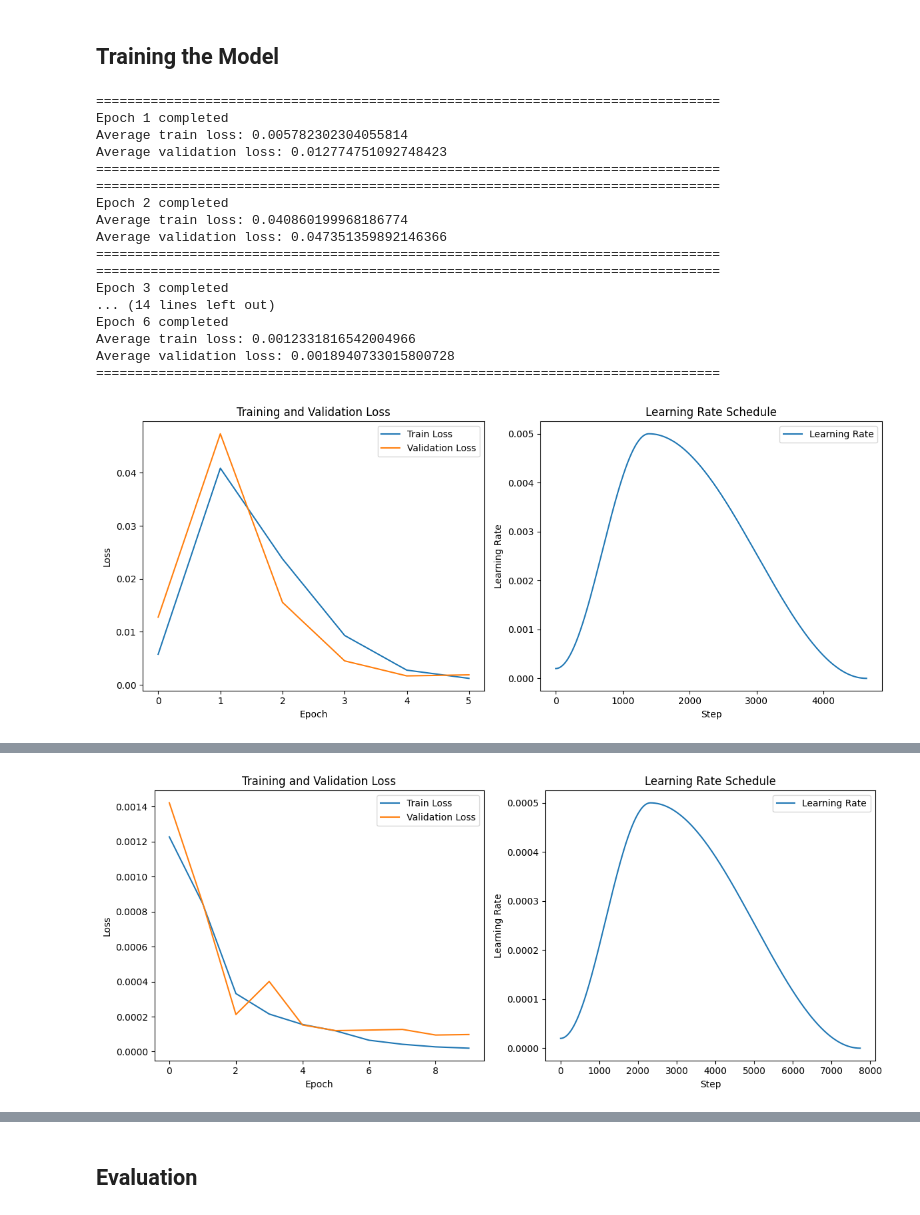
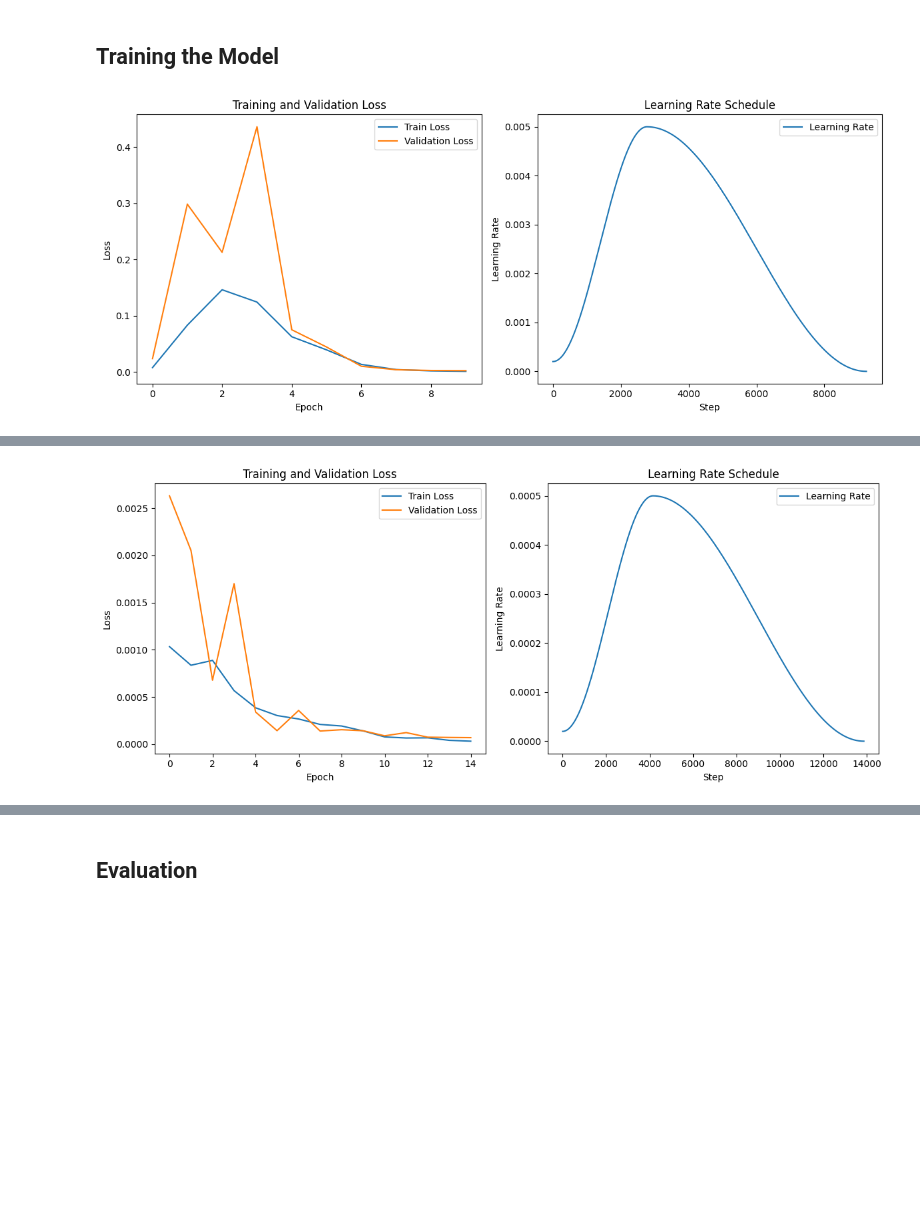
Before and after one commit to NitayGitHub/Fetal-Head-Circumference-Prediction-With-CNN, a Jupyter notebook: pixelsize-model-train.ipynb, the cells around one changed output, grey strips where cells are left out. Drawn from its saved outputs; the diff is of its cells as text; code cells hidden in the pictures; blank space fills up the shorter version.

```diff
--- a/pixelsize-model-train.ipynb
+++ b/pixelsize-model-train.ipynb
@@ -218,4 +61,0 @@ filtered_df.head()
-# %%
-device = torch.device("cuda" if torch.cuda.is_available() else "cpu")
-workers = 4 if torch.cuda.is_available() else 0
-print(device)
@@ -392,3 +366,12 @@ val_dataset = PSDataset(val_df, dataset_paths, transform_val)
+# %%
+# Define batch size
+batch_size = 5
+
+val_loaders = []
+
+for i, val_dataset in enumerate(val_datasets):
+    val_loader = DataLoader(val_dataset, batch_size=batch_size, num_workers=workers, pin_memory=True)
+    val_loaders.append(val_loader)
 # %% [markdown]
 ## Testing Class Output
 # %%
@@ -426,7 +382,0 @@ plt.show()
-# %%
-# Select batch size
-batch_size = 5
-
-# Cross-validation
-train_loader = DataLoader(train_dataset, batch_size=batch_size, shuffle=True, num_workers=workers)
-validation_loader = DataLoader(val_dataset, batch_size=batch_size, num_workers=workers)
@@ -535,57 +601,33 @@ def train_and_validate(model, train_loader, validation_loader, criterion, optimi
 # %%
-classifier_epochs = 6
-full_epochs = 10
+# Define your hyperparameters
+classifier_epochs = 10
+full_epochs = 15
 learning_rate = 0.0005
-weight_decay = 0.01
+weight_decay = 0.0005
 
 # Define loss
 criterion = nn.MSELoss()
 
 # Load pre-trained model
-model_effnetb0 = timm.create_model('efficientnet_b0', pretrained=True, num_classes=1, in_chans=1)
+model = timm.create_model('mobilenetv3_large_100.miil_in21k_ft_in1k', pretrained=True, num_classes=1, in_chans=1)
 
-# Reset the parameters of the classifier
-model_effnetb0.classifier = nn.Linear(model_effnetb0.classifier.in_features, 1)
+if hasattr(model, 'classifier'):
+    model.classifier = nn.Linear(model.classifier.in_features, 1)
+elif hasattr(model, 'fc'):
+    model.fc = nn.Linear(model.fc.in_features, 1)
 
-# Freeze all layers except the classifier
-for param in model_effnetb0.parameters():
-    param.requires_grad = False
-for param in model_effnetb0.classifier.parameters():
-    param.requires_grad = True
+params = get_parameters(model, full_finetuning=False)
 
-classifier_opt = optim.AdamW(model_effnetb0.classifier.parameters(), lr=learning_rate)
+classifier_opt = optim.AdamW(params, lr=learning_rate)
 
-# Use DataParallel for multi-GPU training
-if torch.cuda.device_count() > 1:
-    model_effnetb0 = nn.DataParallel(model_effnetb0)
+model.to(device)
 
-model_effnetb0.to(device)
+train_and_validate(model, train_dataset, val_loaders[0], criterion, classifier_opt, classifier_epochs)
 
-train_and_validate(model_effnetb0, train_loader, validation_loader, criterion, classifier_opt, classifier_epochs, learning_rate*10)
+params = get_parameters(model, full_finetuning=True)
 
-# Unfreeze all layers
-for param in model_effnetb0.parameters():
-    param.requires_grad = True
+full_opt = optim.AdamW(params, lr=learning_rate/10, weight_decay=weight_decay)
 
-full_opt = optim.AdamW(model_effnetb0.parameters(), lr=learning_rate/10, weight_decay=weight_decay)
-
-train_and_validate(model_effnetb0, train_loader, validation_loader, criterion, full_opt, full_epochs, learning_rate)
+train_and_validate(model, train_dataset, val_loaders[0], criterion, full_opt, full_epochs)
 # %% [output]
-================================================================================
-Epoch 1 completed
-Average train loss: 0.005782302304055814
-Average validation loss: 0.012774751092748423
-================================================================================
-================================================================================
-Epoch 2 completed
-Average train loss: 0.040860199968186774
-Average validation loss: 0.047351359892146366
-================================================================================
-================================================================================
-Epoch 3 completed
-... (14 lines left out)
-Epoch 6 completed
-Average train loss: 0.0012331816542004966
-Average validation loss: 0.0018940733015800728
-================================================================================
-[figure, old version]
+[figure, new version]
@@ -609 +634 @@ Average validation loss: 9.759056066334444e-05
-[figure, old version]
+[figure, new version]
```
Also changed, not shown: parts of 37 cells of this notebook, 4 other files.
